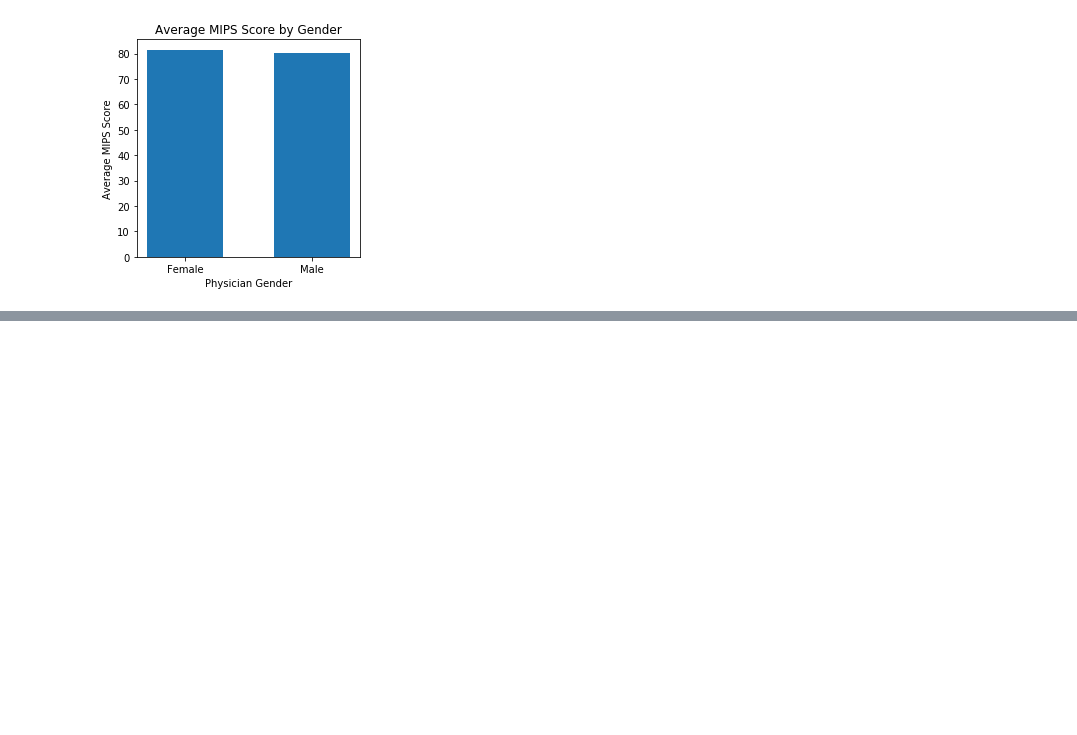
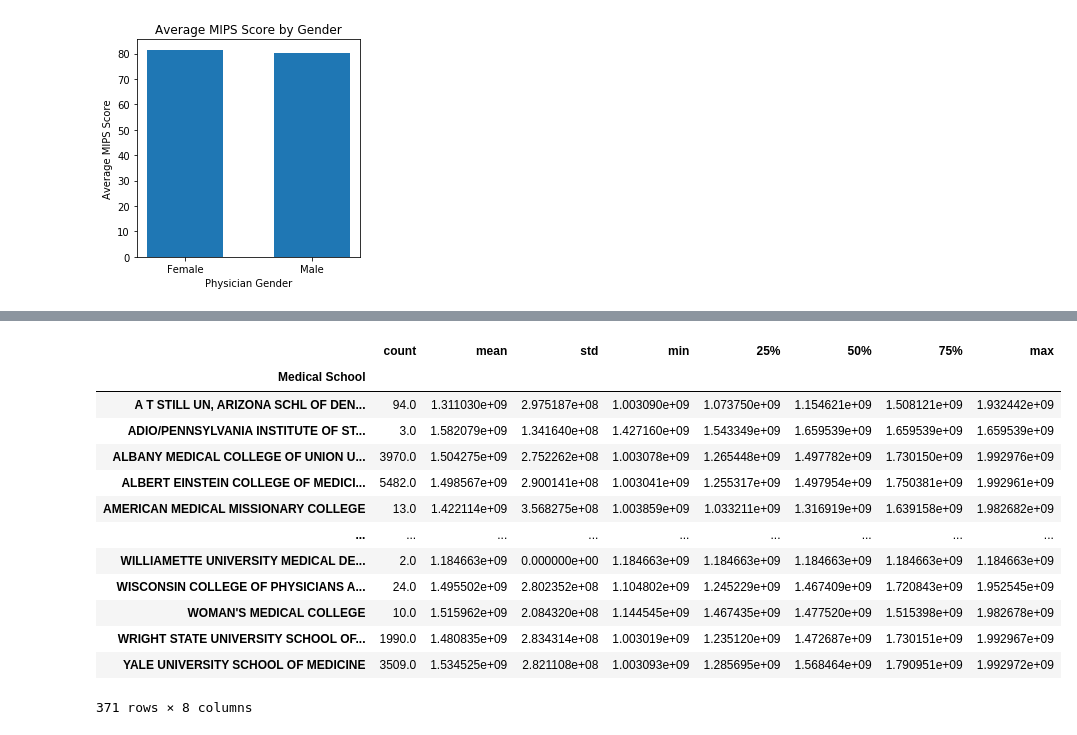
Before and after one commit to ishanku/MedicareDataAnalysisProject, a Jupyter notebook: Physician_Analysis_JJ.ipynb, the cells around one changed output, grey strips where cells are left out. Saved outputs shown, nothing was run; the diff lists cells and outputs as text; code cells hidden in the pictures; blank space fills up the shorter version.

```diff
--- a/Physician_Analysis_JJ.ipynb
+++ b/Physician_Analysis_JJ.ipynb
@@ -48,0 +69,18 @@ plt.show()
+# %%
+medschoolmips_stat = grouped_medschool["NPI"].describe()
+medschoolmips_stat
+# %% [output]
+|  | count | mean | std | min | 25% | 50% | 75% | max |
+| Medical School |  |  |  |  |  |  |  |  |
+| A T STILL UN, ARIZONA SCHL OF DEN... | 94.0 | 1.311030e+09 | 2.975187e+08 | 1.003090e+09 | 1.073750e+09 | 1.154621e+09 | 1.508121e+09 | 1.932442e+09 |
+| ADIO/PENNSYLVANIA INSTITUTE OF ST... | 3.0 | 1.582079e+09 | 1.341640e+08 | 1.427160e+09 | 1.543349e+09 | 1.659539e+09 | 1.659539e+09 | 1.659539e+09 |
+| ALBANY MEDICAL COLLEGE OF UNION U... | 3970.0 | 1.504275e+09 | 2.752262e+08 | 1.003078e+09 | 1.265448e+09 | 1.497782e+09 | 1.730150e+09 | 1.992976e+09 |
+| ALBERT EINSTEIN COLLEGE OF MEDICI... | 5482.0 | 1.498567e+09 | 2.900141e+08 | 1.003041e+09 | 1.255317e+09 | 1.497954e+09 | 1.750381e+09 | 1.992961e+09 |
+| AMERICAN MEDICAL MISSIONARY COLLEGE | 13.0 | 1.422114e+09 | 3.568275e+08 | 1.003859e+09 | 1.033211e+09 | 1.316919e+09 | 1.639158e+09 | 1.982682e+09 |
+| ... | ... | ... | ... | ... | ... | ... | ... | ... |
+| WILLIAMETTE UNIVERSITY MEDICAL DE... | 2.0 | 1.184663e+09 | 0.000000e+00 | 1.184663e+09 | 1.184663e+09 | 1.184663e+09 | 1.184663e+09 | 1.184663e+09 |
+| WISCONSIN COLLEGE OF PHYSICIANS A... | 24.0 | 1.495502e+09 | 2.802352e+08 | 1.104802e+09 | 1.245229e+09 | 1.467409e+09 | 1.720843e+09 | 1.952545e+09 |
+| WOMAN'S MEDICAL COLLEGE | 10.0 | 1.515962e+09 | 2.084320e+08 | 1.144545e+09 | 1.467435e+09 | 1.477520e+09 | 1.515398e+09 | 1.982678e+09 |
+| WRIGHT STATE UNIVERSITY SCHOOL OF... | 1990.0 | 1.480835e+09 | 2.834314e+08 | 1.003019e+09 | 1.235120e+09 | 1.472687e+09 | 1.730151e+09 | 1.992967e+09 |
+| YALE UNIVERSITY SCHOOL OF MEDICINE | 3509.0 | 1.534525e+09 | 2.821108e+08 | 1.003093e+09 | 1.285695e+09 | 1.568464e+09 | 1.790951e+09 | 1.992972e+09 |
+371 rows × 8 columns
```
Also changed, not shown: parts of 7 cells of this notebook.
